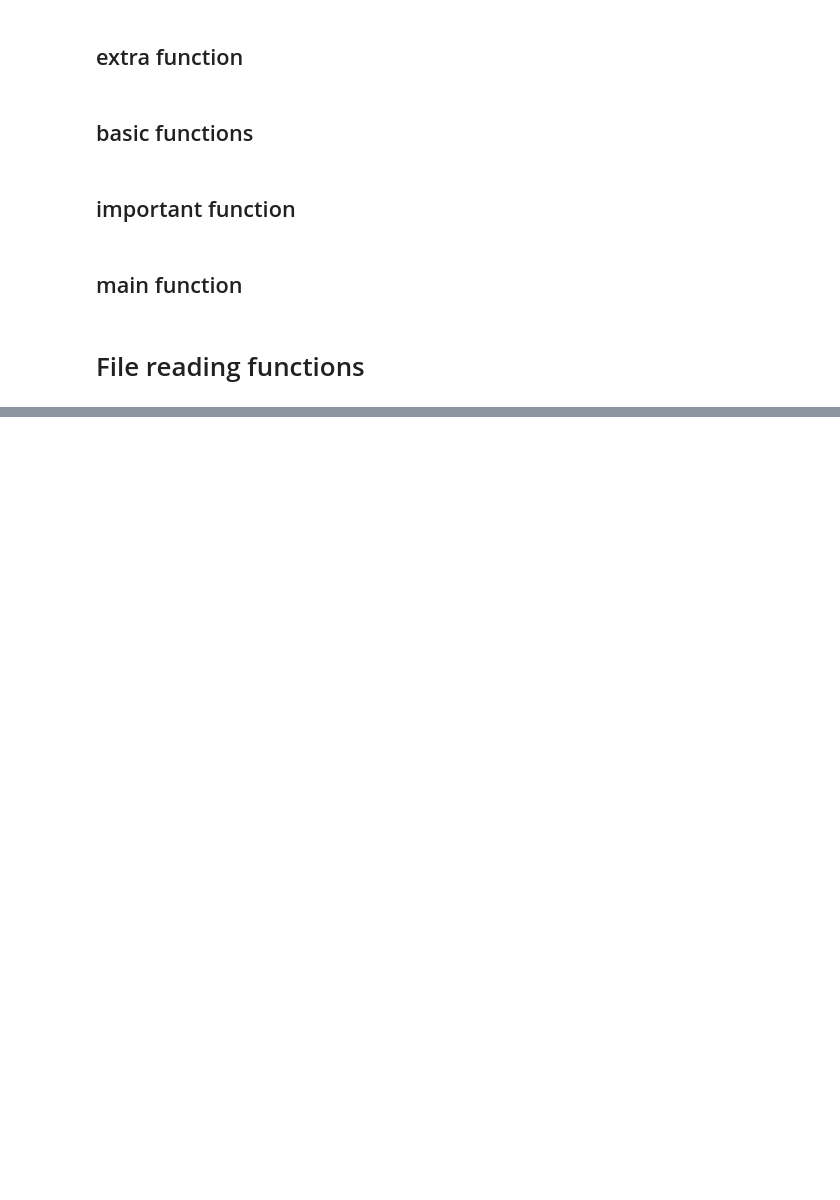
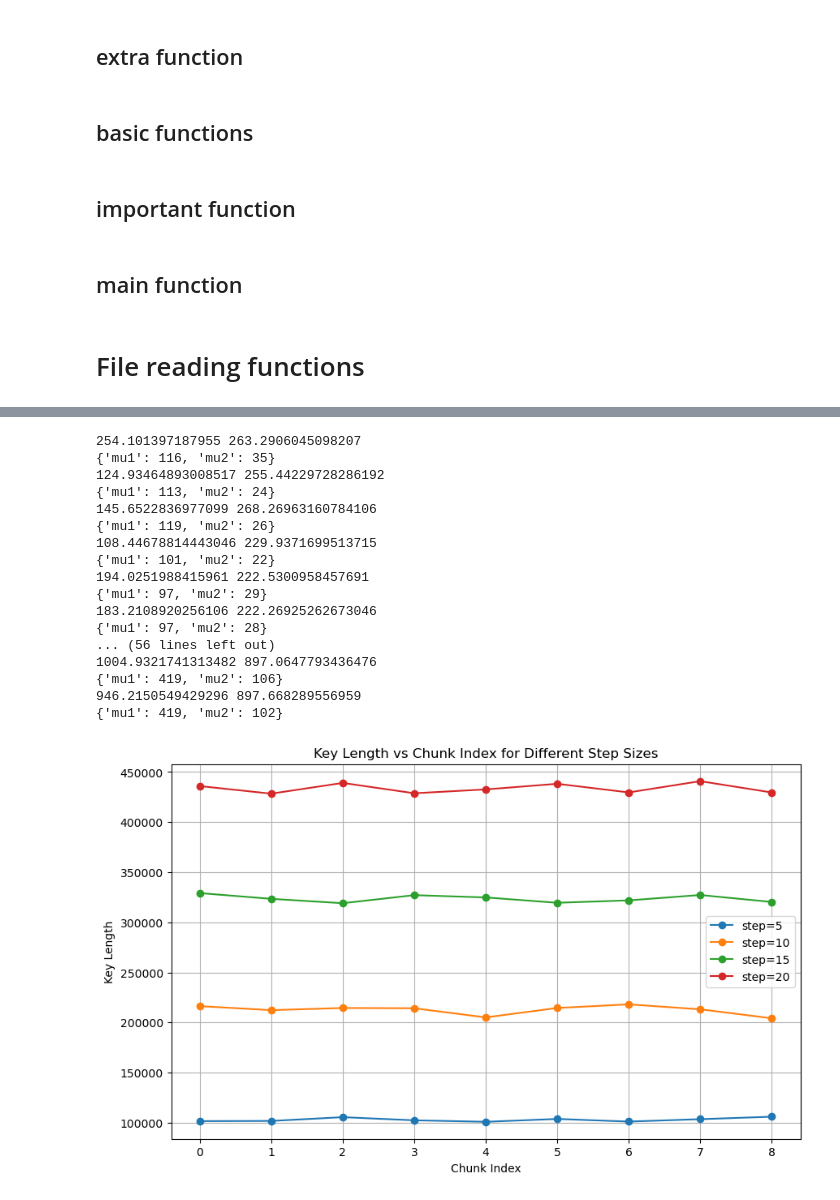
Before and after one commit to Karma39/QuantumCryptography, a Jupyter notebook: lab3.ipynb, the cells around one changed output, grey strips where cells are left out. Cells and saved outputs as stored; diff of their text form; code cells hidden in the pictures; blank space fills up the shorter version.

```diff
--- a/lab3.ipynb
+++ b/lab3.ipynb
@@ -278,0 +465,67 @@ print(l)
+# %%
+import matplotlib.pyplot as plt
+
+# Different step sizes to iterate over
+steps = [5, 10, 15, 20]# seconds
+chunk_number = 10 # dont look at too many chuncks to avoid long computation times
+# Store results for plotting
+all_lengths = {}
+all_rates = {}
+states_pos = read_bitpos(bitpos_path)
+for step in steps:
+    # Get chunk indices for this step
+    chunck_indices = get_chunck_indices(states_pos, step_size=step)
+
+    datas = extract_chunck_data(chunck_indices, 0, 10, False)
+
+    # Compute key lengths, rates, errors
+    lengths, rates, errors = key_length_chunck(datas, k, param, False)
+
+    # Store results
+    all_lengths[step] = lengths
+    all_rates[step] = rates
+
+# Plotting
+plt.figure(figsize=(10, 6))
+for step in steps:
+    x_axis = range(len(all_lengths[step]))  # coherent x-axis for this step size
+    plt.plot(x_axis, all_lengths[step], marker='o', label=f'step={step}')
+
+plt.xlabel('Chunk Index')
+plt.ylabel('Key Length')
+plt.title('Key Length vs Chunk Index for Different Step Sizes')
+plt.legend()
+plt.grid(True)
+plt.show()
+
+# Plotting Key Rates
+plt.figure(figsize=(10, 6))
+for step in steps:
+    x_axis = range(len(all_rates[step]))  # coherent x-axis for this step size
+    plt.plot(x_axis, all_rates[step], marker='o', label=f'step={step}')
+
+plt.xlabel('Chunk Index')
+plt.ylabel('Key Rate')
+plt.title('Key Rate vs Chunk Index for Different Step Sizes')
+plt.legend()
+plt.grid(True)
+plt.show()
+# %% [output]
+254.101397187955 263.2906045098207
+{'mu1': 116, 'mu2': 35}
+124.93464893008517 255.44229728286192
+{'mu1': 113, 'mu2': 24}
+145.6522836977099 268.26963160784106
+{'mu1': 119, 'mu2': 26}
+108.44678814443046 229.9371699513715
+{'mu1': 101, 'mu2': 22}
+194.0251988415961 222.5300958457691
+{'mu1': 97, 'mu2': 29}
+183.2108920256106 222.26925262673046
+{'mu1': 97, 'mu2': 28}
+... (56 lines left out)
+1004.9321741313482 897.0647793436476
+{'mu1': 419, 'mu2': 106}
+946.2150549429296 897.668289556959
+{'mu1': 419, 'mu2': 102}
+[figure, added]
```
Also changed, not shown: parts of 34 cells of this notebook.
